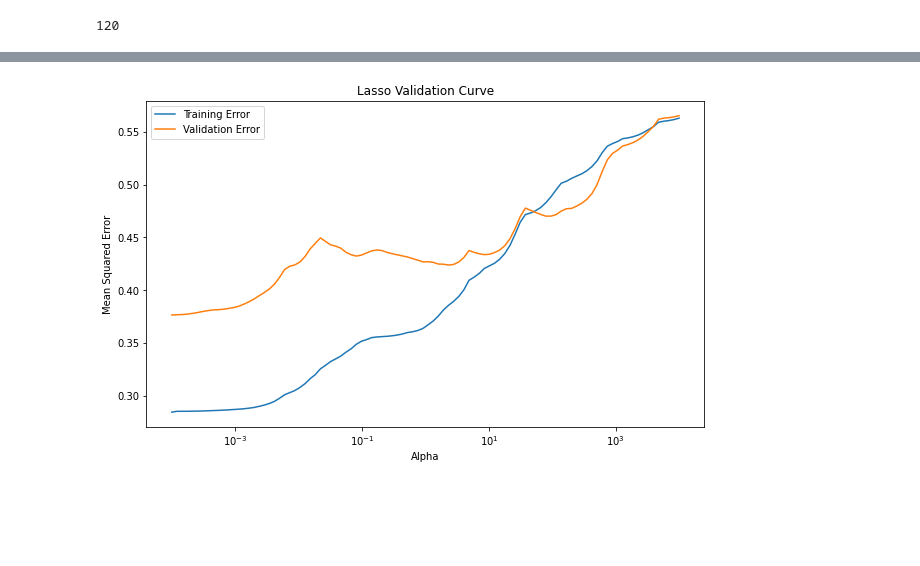
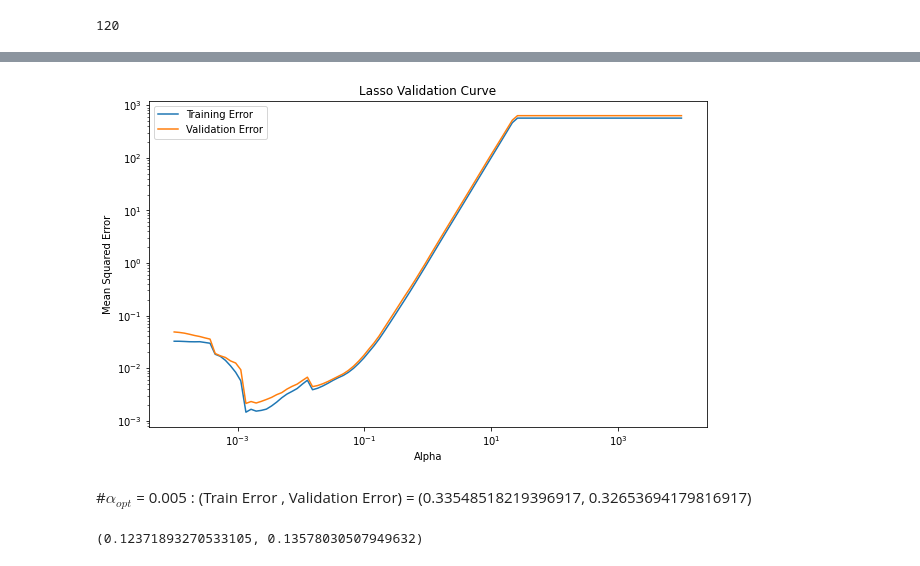
Before and after one commit to arthursabre/bayesian_statistics_project, a Jupyter notebook: Gibbs brut.ipynb, the cells around one changed output, grey strips where cells are left out. Saved outputs shown, nothing was run; the diff lists cells and outputs as text; code cells hidden in the pictures; blank space fills up the shorter version.

Commit message:
model update

```diff
--- a/Gibbs brut.ipynb
+++ b/Gibbs brut.ipynb
@@ -92,11 +82,5 @@ end = np.arange(0.901, 1 + 0.001, 0.001)[:-1]
 support = np.concatenate((start, mid, end))
 # %%
 # We define the outcome y and the predictors X
-X = df.drop(['sasdate', 'GrowthRate_INDPRO'], axis=1)
-y = df['GrowthRate_INDPRO']
+X = df.drop(['INDPRO'], axis=1)
+y = df['INDPRO']
-# %%
-# We initialize our z using Lasso Regression.
-# First, we need to find the best regularization term using Bayesian Criterion (BIC)
-lasso_ic_model = LassoLarsIC(criterion='bic')
-lasso_ic_model.fit(X, y)
-best_alpha_bic = lasso_ic_model.alpha_
@@ -107,17 +86,0 @@ best_alpha_bic
-# %%
-alphas = np.logspace(-4, 4, 100)
-coefs = []
-
-for alpha in alphas:
-    lasso_model = Lasso(alpha=alpha)
-    lasso_model.fit(X, y)
-    coefs.append(lasso_model.coef_)
-
-# Tracer la courbe de validation
-plt.figure(figsize=(10, 6))
-plt.plot(alphas, coefs)
-plt.xscale('log')
-plt.xlabel('Alpha')
-plt.ylabel('Coefficient Value')
-plt.title('Lasso Coefficients as a Function of Alpha')
-plt.show()
@@ -126,31 +87,40 @@ plt.show()
 # %%
 from sklearn.model_selection import train_test_split
 from sklearn.metrics import mean_squared_error
+from sklearn.preprocessing import StandardScaler
+
+scaler = StandardScaler()
 X_train, X_test, y_train, y_test = train_test_split(X, y, test_size=0.2, random_state=42)
+X_train_scaled = scaler.fit_transform(X_train)
+X_test_scaled = scaler.transform(X_test)
+X_scaled = scaler.fit_transform(X)
 alphas = np.logspace(-4, 4, 100)
 train_errors = []
 validation_errors = []
 
 for alpha in alphas:
-    lasso_model = Lasso(alpha=alpha)
-    lasso_model.fit(X_train, y_train)  # Supposons que X_train et y_train soient vos données d'entraînement
-    y_pred_train = lasso_model.predict(X_train)
-    y_pred_validation = lasso_model.predict(X_test)  # Supposons que X_validation soit votre ensemble de validation
+    lasso_model = Lasso(alpha=alpha,max_iter=10000)
+    lasso_model.fit(X_train_scaled, y_train)  # Supposons que X_train et y_train soient vos données d'entraînement
+    y_pred_train = lasso_model.predict(X_train_scaled)
+    y_pred_validation = lasso_model.predict(X_test_scaled)  # Supposons que X_validation soit votre ensemble de validation
 
     train_errors.append(mean_squared_error(y_train, y_pred_train))  # Vous pouvez utiliser une autre métrique de performance
     validation_errors.append(mean_squared_error(y_test, y_pred_validation))
 
 # Tracer la courbe de validation
 plt.figure(figsize=(10, 6))
 plt.plot(alphas, train_errors, label='Training Error')
 plt.plot(alphas, validation_errors, label='Validation Error')
 plt.xscale('log')
+plt.yscale('log')
 plt.xlabel('Alpha')
 plt.ylabel('Mean Squared Error')  # Utilisez la métrique de performance appropriée
 plt.legend()
 plt.title('Lasso Validation Curve')
 plt.show()
 # %% [output]
-[figure, old version]
+[figure, new version]
+# %% [markdown]
+#$\alpha _{opt}$ = 0.005 : (Train Error , Validation Error) = (0.33548518219396917, 0.32653694179816917)
 # %%
 # Now, we run the Lasso Regression using our best regularization term.
@@ -160,3 +135,7 @@ beta_estimates = lasso_model.coef_
+# %%
+train_error , validation_error
+# %% [output]
+(0.12371893270533105, 0.13578030507949632)
 # %%
 z_initial = (np.abs(beta_estimates) > 0).astype(int)
 # %%
```
Also changed, not shown: parts of 16 cells of this notebook, 1 other file.
